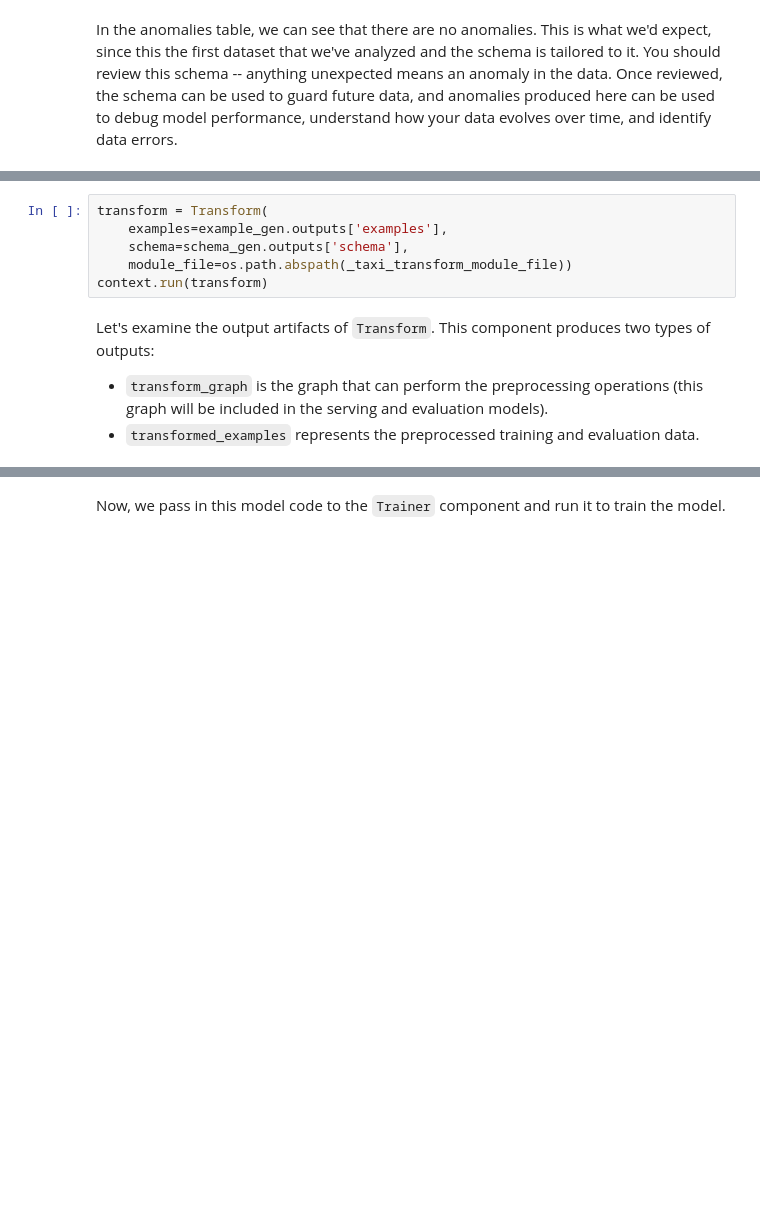
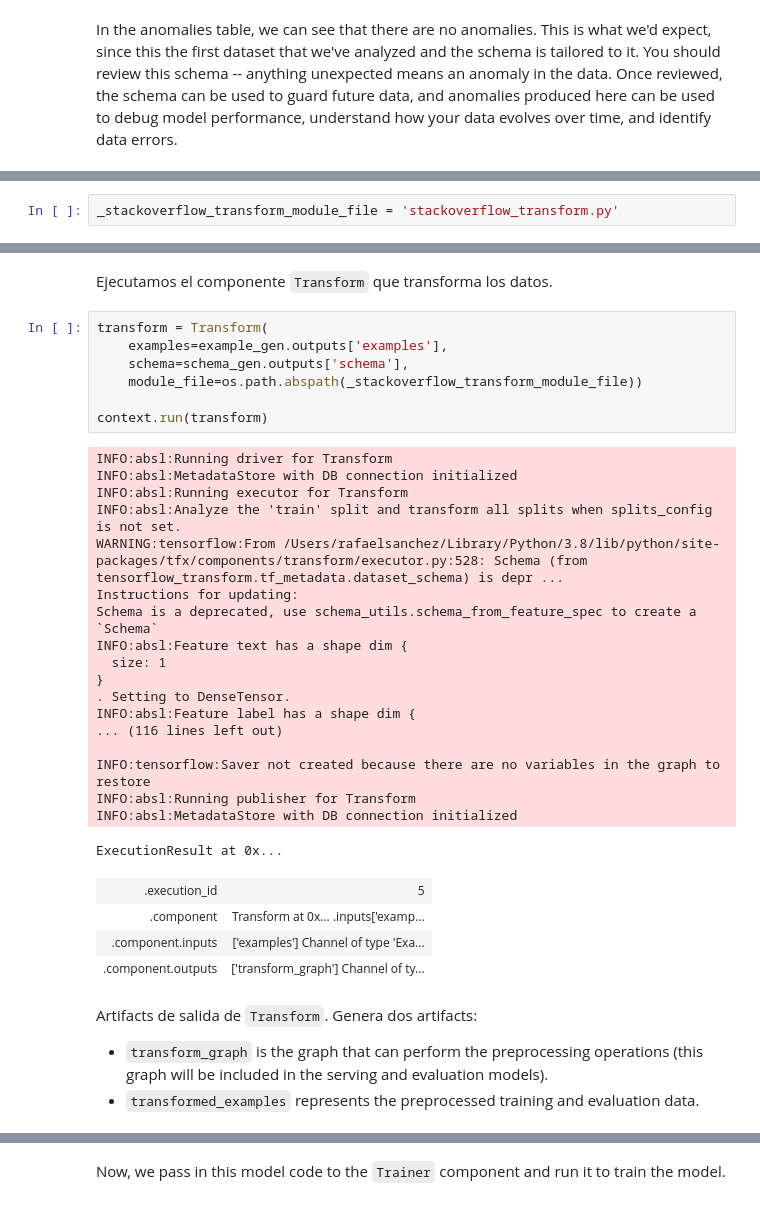
Before and after one commit to rafaelsf80/notebooks, a Jupyter notebook: _notebooks/2021-01-25-tfx-stackoverflow.ipynb, the cells around one changed output, grey strips where cells are left out. Cells and saved outputs as stored; diff of their text form; blank space fills up the shorter version.

```diff
--- a/_notebooks/2021-01-25-tfx-stackoverflow.ipynb
+++ b/_notebooks/2021-01-25-tfx-stackoverflow.ipynb
@@ -487,0 +394,2 @@ Now, we pass in this feature engineering code to the `Transform` component and r
+# %%
+_stackoverflow_transform_module_file = 'stackoverflow_transform.py'
@@ -488,11 +467,37 @@ Now, we pass in this feature engineering code to the `Transform` component and r
+# %% [markdown]
+Ejecutamos el componente `Transform` que transforma los datos.
 # %%
 transform = Transform(
     examples=example_gen.outputs['examples'],
     schema=schema_gen.outputs['schema'],
-    module_file=os.path.abspath(_taxi_transform_module_file))
+    module_file=os.path.abspath(_stackoverflow_transform_module_file))
+
 context.run(transform)
+# %% [output]
+INFO:absl:Running driver for Transform
+INFO:absl:MetadataStore with DB connection initialized
+INFO:absl:Running executor for Transform
+INFO:absl:Analyze the 'train' split and transform all splits when splits_config is not set.
+WARNING:tensorflow:From /Users/rafaelsanchez/Library/Python/3.8/lib/python/site-packages/tfx/components/transform/executor.py:528: Schema (from tensorflow_transform.tf_metadata.dataset_schema) is depr ...
+Instructions for updating:
+Schema is a deprecated, use schema_utils.schema_from_feature_spec to create a `Schema`
+INFO:absl:Feature text has a shape dim {
+  size: 1
+}
+. Setting to DenseTensor.
+INFO:absl:Feature label has a shape dim {
+... (116 lines left out)
+
+INFO:tensorflow:Saver not created because there are no variables in the graph to restore
+INFO:absl:Running publisher for Transform
+INFO:absl:MetadataStore with DB connection initialized
+ExecutionResult at 0x...
+| .execution_id | 5 |
+| .component | Transform at 0x... .inputs['examp... |
+| .component.inputs | ['examples'] Channel of type 'Exa... |
+| .component.outputs | ['transform_graph'] Channel of ty... |
 # %% [markdown]
-Let's examine the output artifacts of `Transform`. This component produces two types of outputs:
+Artifacts de salida de `Transform`. Genera dos artifacts:
 
 * `transform_graph` is the graph that can perform the preprocessing operations (this graph will be included in the serving and evaluation models).
 * `transformed_examples` represents the preprocessed training and evaluation data.
```
Also changed, not shown: parts of 82 cells of this notebook.
